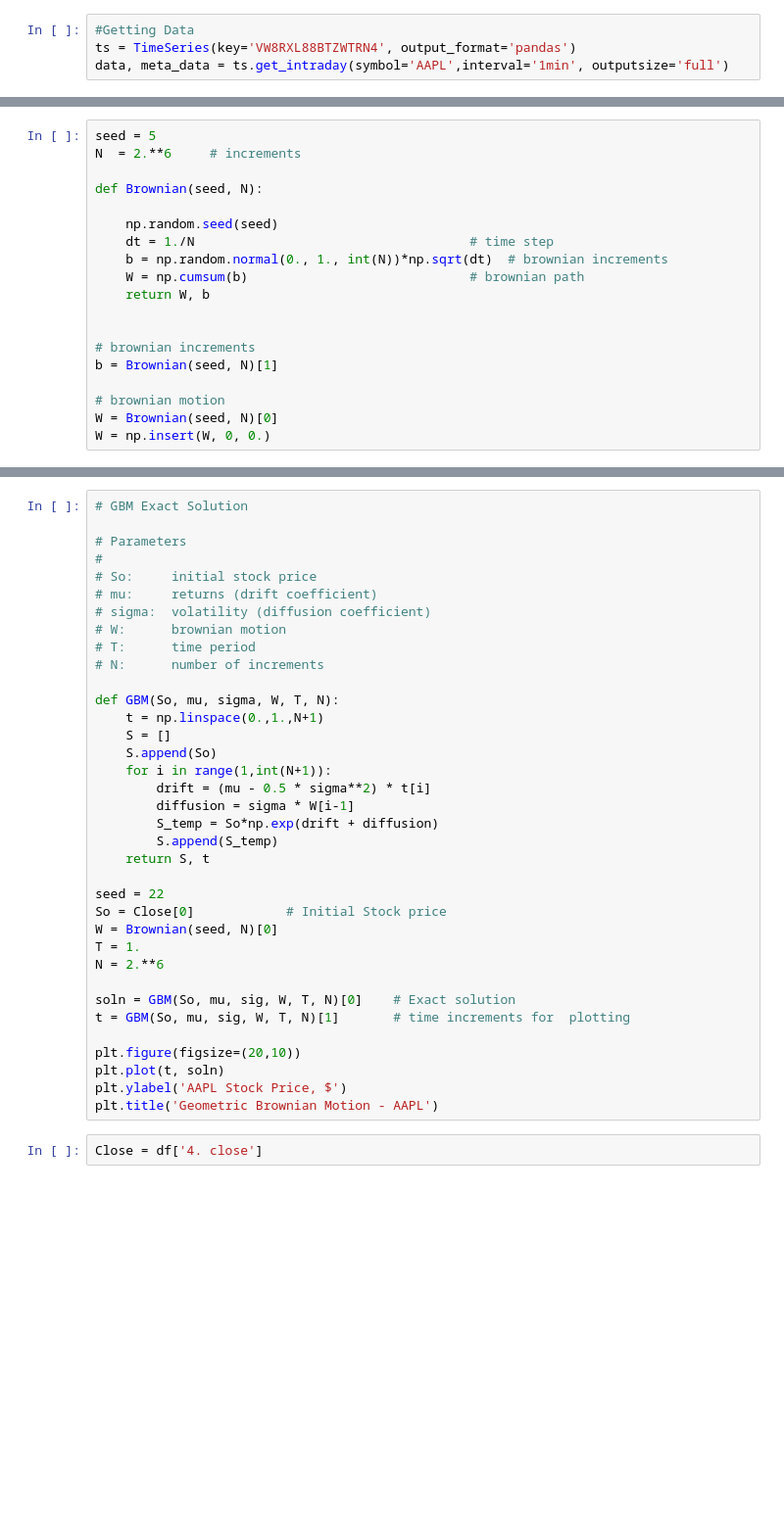
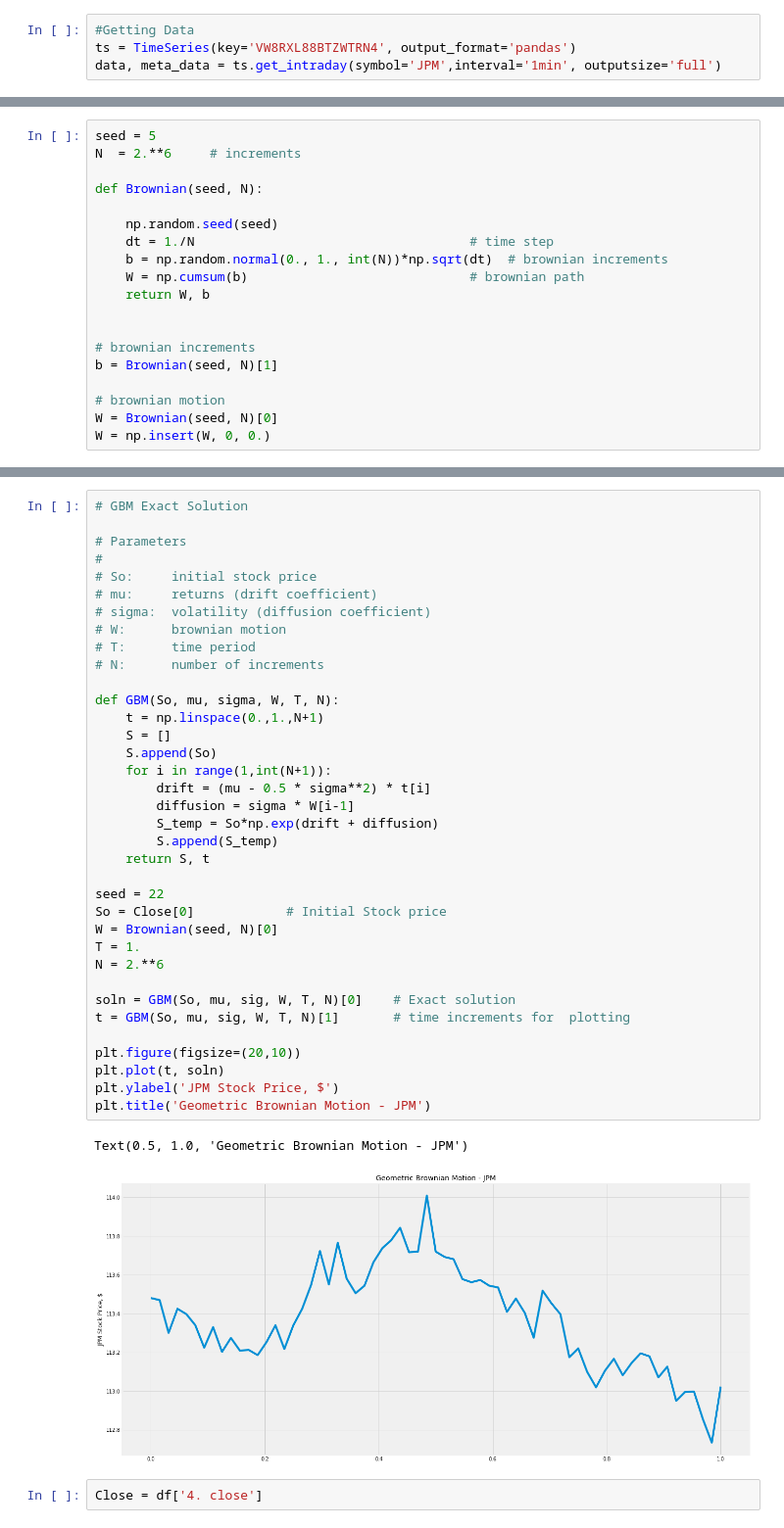
Before and after one commit to deottoni/Machine_Learning_Finance, a Jupyter notebook: predictions_models_in_finance.ipynb, the cells around one changed output, grey strips where cells are left out. Shown at 98% size. Saved outputs shown, nothing was run; the diff lists cells and outputs as text; blank space fills up the shorter version.

```diff
--- a/predictions_models_in_finance.ipynb
+++ b/predictions_models_in_finance.ipynb
@@ -377,7 +426,7 @@ Brownian motion is a simple continuous stochastic process that is widely used in
 # %%
 #Getting Data
 ts = TimeSeries(key='VW8RXL88BTZWTRN4', output_format='pandas')
-data, meta_data = ts.get_intraday(symbol='AAPL',interval='1min', outputsize='full')
+data, meta_data = ts.get_intraday(symbol='JPM',interval='1min', outputsize='full')
 # %%
 # We can describe it
 data['4. close']
@@ -436,35 +495,38 @@ print(mu, sig)
 #
 # So:     initial stock price
 # mu:     returns (drift coefficient)
 # sigma:  volatility (diffusion coefficient)
 # W:      brownian motion
 # T:      time period
 # N:      number of increments
 
 def GBM(So, mu, sigma, W, T, N):
     t = np.linspace(0.,1.,N+1)
     S = []
     S.append(So)
     for i in range(1,int(N+1)):
         drift = (mu - 0.5 * sigma**2) * t[i]
         diffusion = sigma * W[i-1]
         S_temp = So*np.exp(drift + diffusion)
         S.append(S_temp)
     return S, t
 
 seed = 22
 So = Close[0]            # Initial Stock price
 W = Brownian(seed, N)[0]
 T = 1.
 N = 2.**6
 
 soln = GBM(So, mu, sig, W, T, N)[0]    # Exact solution
 t = GBM(So, mu, sig, W, T, N)[1]       # time increments for  plotting
 
 plt.figure(figsize=(20,10))
 plt.plot(t, soln)
-plt.ylabel('AAPL Stock Price, $')
-plt.title('Geometric Brownian Motion - AAPL')
+plt.ylabel('JPM Stock Price, $')
+plt.title('Geometric Brownian Motion - JPM')
+# %% [output]
+Text(0.5, 1.0, 'Geometric Brownian Motion - JPM')
+[figure, added]
 # %%
 Close = df['4. close']
 # %%
```
Also changed, not shown: parts of 40 cells of this notebook.
